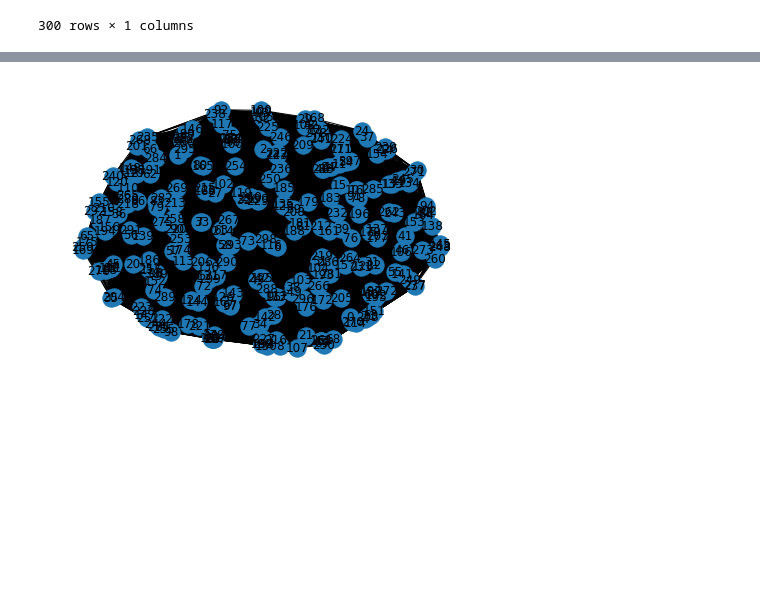
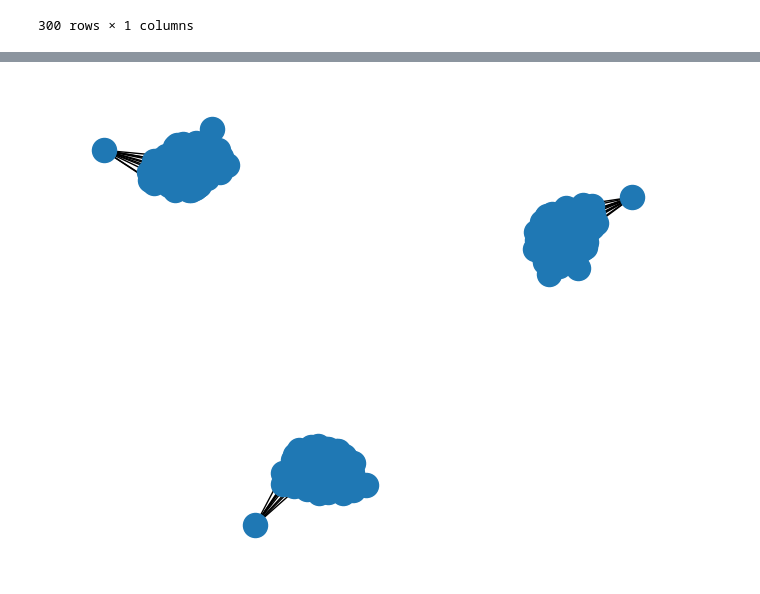
Before and after one commit to Shuyib/fl-predict-covid-19, a Jupyter notebook: math-modelling-covid-19-sim-data.ipynb, the cells around one changed output, grey strips where cells are left out. Saved outputs shown, nothing was run; the diff lists cells and outputs as text; code cells hidden in the pictures; blank space fills up the shorter version.

```diff
--- a/math-modelling-covid-19-sim-data.ipynb
+++ b/math-modelling-covid-19-sim-data.ipynb
@@ -12,7 +15,7 @@ from sklearn import preprocessing
 # %%
 # read in csv to pd.DataFrame
 df = pd.read_csv("PeopleLocations.csv", sep = ";",
-                 parse_dates=['Date'], dtype={'id': np.str_, 'Lat': np.float32, 'Lon': np.float32})
+                dtype={'id': np.str_, 'Lat': np.float32, 'Lon': np.float32})
 # %%
 # convert type to category
 df["Covid19"] = df["Covid19"].astype("category")
@@ -30,6 +33,12 @@ dtype: object
 # %%
 # rename the first column
 df.rename(columns={"ID": "IDcol"}, inplace=True)
+# %%
+# store the header of the first colum of dataframe df in variable "IDcol"
+IDcol = df.columns[0]
+
+# determine a list of different individuals for which there is at least one record in the csv file
+uniquepart = df[IDcol].unique()
 # %%
 # a bit of the data
 df.head(10)
@@ -132,14 +194,18 @@ def geodesic_distance(nodeidx1, nodeidx2):
 for nodeidx1 in range(no_of_nodes):
     for nodeidx2 in range(no_of_nodes):
         if nodeidx1 != nodeidx2:
-            dist = geodesic_distance(nodeidx1, nodeidx2)
+            dist = geodesic(G.nodes[nodeidx1]['coords'],G.nodes[nodeidx2]['coords']).meters
             if dist < 2:
                 G.add_edge(nodeidx1, nodeidx2)
 # %%
 # visualize the graph
-nx.draw(G, with_labels=True)
+nc  = nx.draw(G,pos=nx.spring_layout(G))
+
+# display figure using plt.show()
+
+plt.show()
 # %% [output]
-[figure, old version]
+[figure, new version]
 # %%
 # change layout to spread out the nodes
 pos = nx.spring_layout(G)
```
Also changed, not shown: parts of 11 cells of this notebook.
